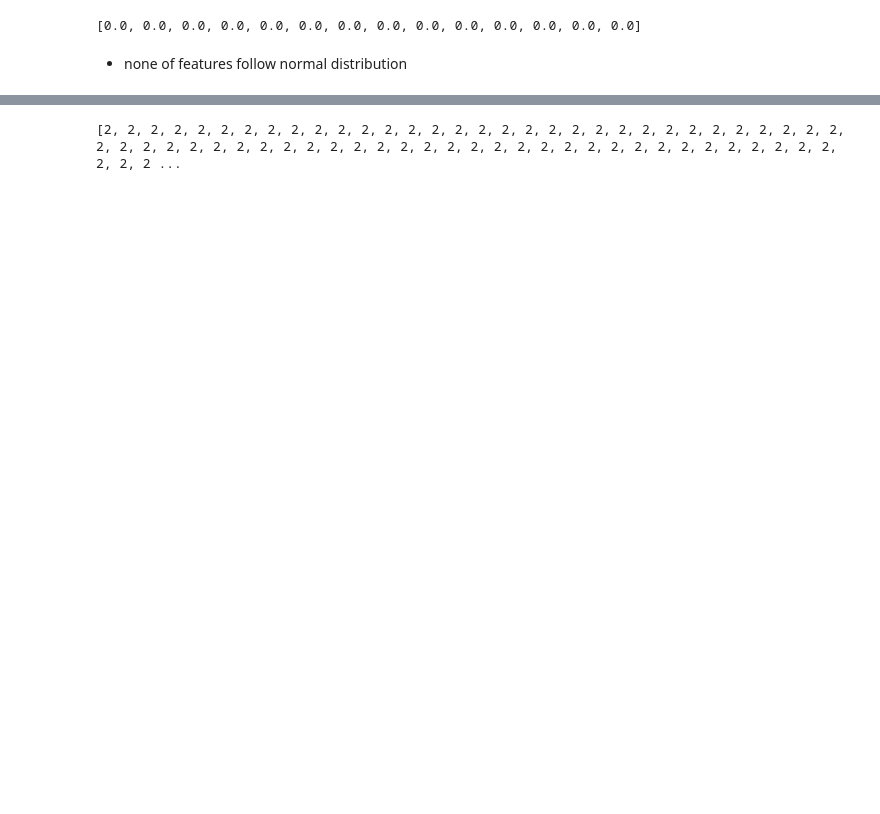
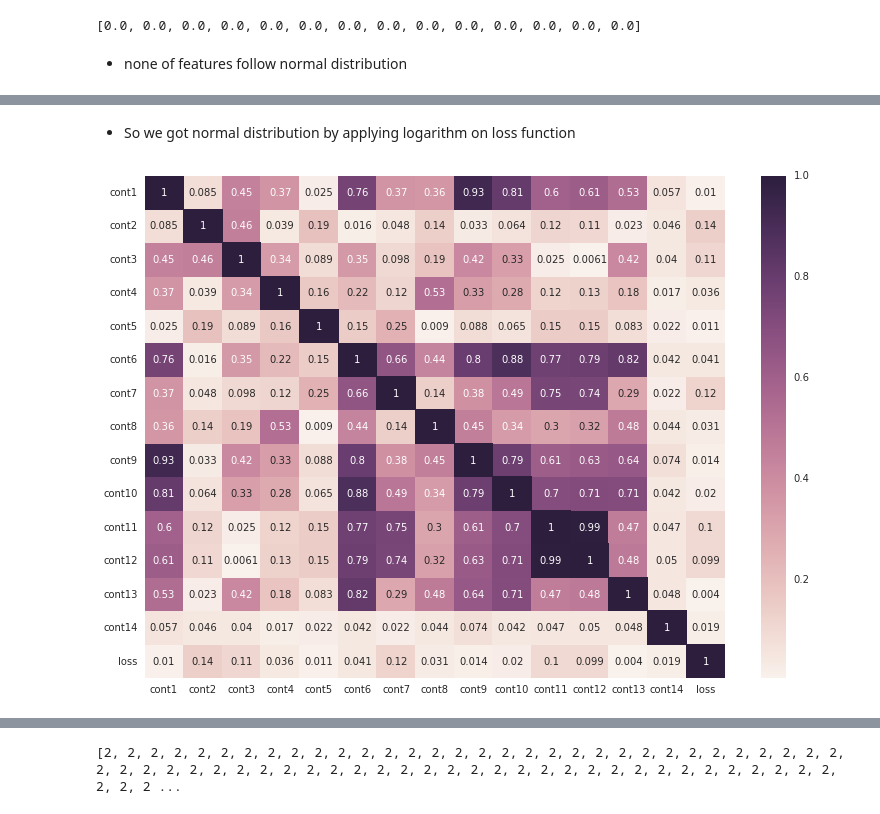
Before and after one commit to yanyang729/652_final_project_kaggle_allstate, a Jupyter notebook: kaggle.ipynb, the cells around one changed output, grey strips where cells are left out. Cells and saved outputs as stored; diff of their text form; code cells hidden in the pictures; blank space fills up the shorter version.

```diff
--- a/kaggle.ipynb
+++ b/kaggle.ipynb
@@ -105,0 +118,14 @@ plt.show()
+# %% [markdown]
+- So we got normal distribution by applying logarithm on loss function
+# %%
+#a different heatmap choose a beatiful one
+correlationMatrix = violin_data.corr().abs()
+
+plt.subplots(figsize=(13, 9))
+sns.heatmap(correlationMatrix,annot=True)
+
+# Mask unimportant features
+sns.heatmap(correlationMatrix, mask=correlationMatrix < 1, cbar=False)
+plt.show()
+# %% [output]
+[figure, added]
```
Also changed, not shown: parts of 27 cells of this notebook.
